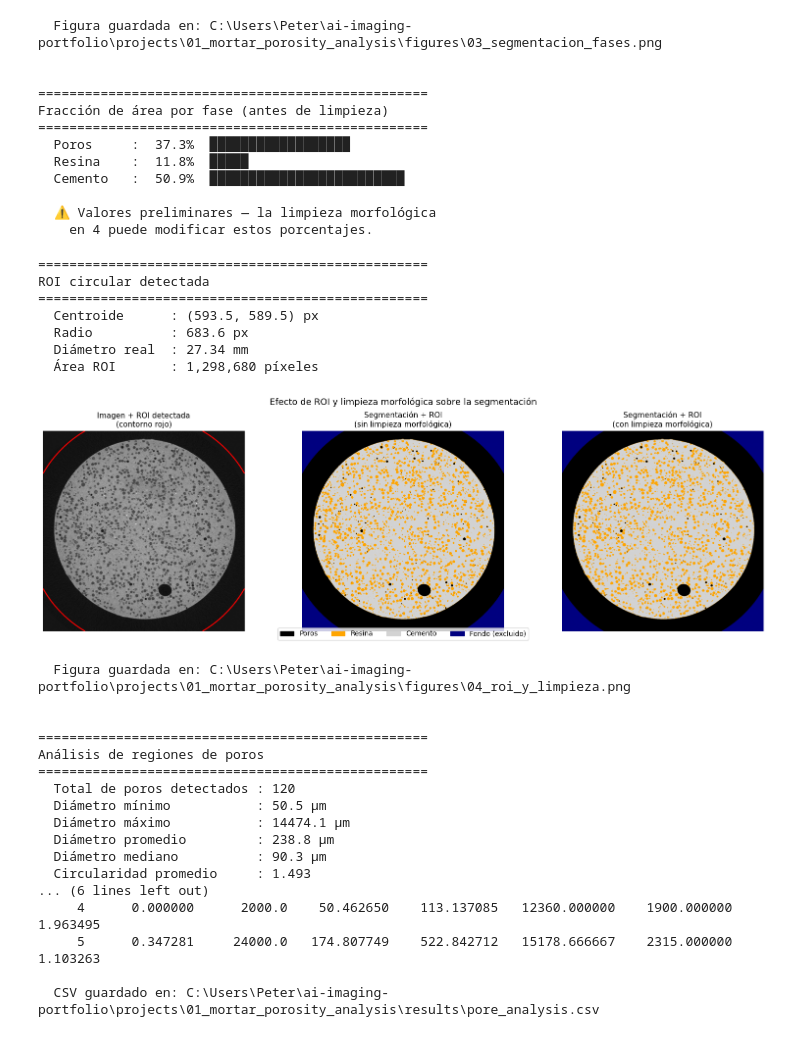
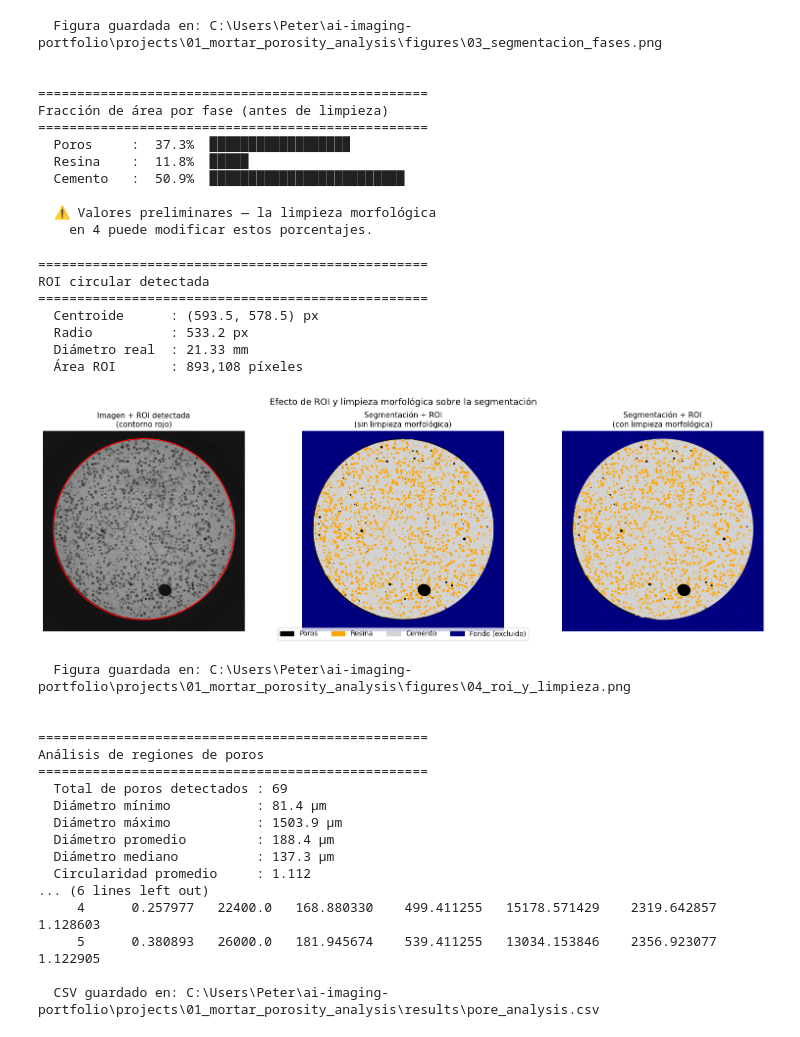
Before and after one commit to peterzm/ai-imaging-portfolio, a Jupyter notebook: projects/01_mortar_porosity_analysis/notebooks/01_mortar_porosity_analysis.ipynb, the cells around one changed output. Saved outputs shown, nothing was run; the diff lists cells and outputs as text; code cells hidden in the pictures.

Commit message:
Morphological cleaning and analysis of regions optimization

```diff
--- a/projects/01_mortar_porosity_analysis/notebooks/01_mortar_porosity_analysis.ipynb
+++ b/projects/01_mortar_porosity_analysis/notebooks/01_mortar_porosity_analysis.ipynb
@@ -736,10 +736,16 @@ def create_circular_roi(img: np.ndarray,
 
     # Tomar el objeto más grande (la muestra)
     main_region = max(props, key=lambda r: r.area)
-    cy, cx      = main_region.centroid
-    # Radio = promedio de los semiejes de la elipse equivalente
+
+    # Centroide corregido manualmente si está descentrado
+    # Ajustar CY_OFFSET para mover el centro verticalmente
+    # Valores positivos mueven hacia abajo, negativos hacia arriba
+    CY_OFFSET = -11   # píxeles — ajustar hasta que el círculo quede centrado
+    cy = main_region.centroid[0] + CY_OFFSET
+    cx = main_region.centroid[1]
+
     radius = (main_region.axis_major_length +
-              main_region.axis_minor_length) / 4
+              main_region.axis_minor_length) / 4 * 0.78
 
     # Paso 5 — dibujar círculo perfecto como ROI final
     roi_mask         = np.zeros(img.shape, dtype=bool)
@@ -855,9 +861,9 @@ def clean_pore_mask(mask_roi: np.ndarray,
 
 
 # --- Variables a ajustar según resultado visual ---
-OPENING_RADIUS = 1
-CLOSING_RADIUS = 1
-MIN_PORE_SIZE  = 1
+OPENING_RADIUS = 2
+CLOSING_RADIUS = 2
+MIN_PORE_SIZE  = 2
 
 mask_clean = clean_pore_mask(mask_roi,
                               opening_radius=OPENING_RADIUS,
@@ -982,52 +988,52 @@ def analyze_pore_regions(mask_clean: np.ndarray,
     # Limpiar columnas intermedias
     df = df.drop(columns=["area", "equivalent_diameter",
                            "perimeter", "centroid-0", "centroid-1"])
 
     return df
 
 pixel_size = ACQUISITION_PARAMS["pixel_size_um"]
 df_pores   = analyze_pore_regions(mask_clean, pixel_size)
 
 print("\n")
 print("=" * 50)
 print("Análisis de regiones de poros")
 print("=" * 50)
 print(f"  Total de poros detectados : {len(df_pores)}")
 print(f"  Diámetro mínimo           : {df_pores['diameter_um'].min():.1f} µm")
 print(f"  Diámetro máximo           : {df_pores['diameter_um'].max():.1f} µm")
 print(f"  Diámetro promedio         : {df_pores['diameter_um'].mean():.1f} µm")
 print(f"  Diámetro mediano          : {df_pores['diameter_um'].median():.1f} µm")
 print(f"  Circularidad promedio     : {df_pores['circularity'].mean():.3f}")
 print(f"\n  Primeras 5 filas del DataFrame:")
 print(df_pores.head().to_string(index=False))
 
 # Guardar resultados numéricos
 out_csv = RESULTS_DIR / "pore_analysis.csv"
 df_pores.to_csv(out_csv, index=False)
 print(f"\n  CSV guardado en: {out_csv}")
 # %% [output]
 ==================================================
 ROI circular detectada
 ==================================================
-  Centroide      : (593.5, 589.5) px
-  Radio          : 683.6 px
-  Diámetro real  : 27.34 mm
-  Área ROI       : 1,298,680 píxeles
+  Centroide      : (593.5, 578.5) px
+  Radio          : 533.2 px
+  Diámetro real  : 21.33 mm
+  Área ROI       : 893,108 píxeles
-[figure, old version]
+[figure, new version]
   Figura guardada en: C:\Users\Peter\ai-imaging-portfolio\projects\01_mortar_porosity_analysis\figures\04_roi_y_limpieza.png
 
 
 ==================================================
 Análisis de regiones de poros
 ==================================================
-  Total de poros detectados : 120
-  Diámetro mínimo           : 50.5 µm
-  Diámetro máximo           : 14474.1 µm
-  Diámetro promedio         : 238.8 µm
-  Diámetro mediano          : 90.3 µm
-  Circularidad promedio     : 1.493
+  Total de poros detectados : 69
+  Diámetro mínimo           : 81.4 µm
+  Diámetro máximo           : 1503.9 µm
+  Diámetro promedio         : 188.4 µm
+  Diámetro mediano          : 137.3 µm
+  Circularidad promedio     : 1.112
 ... (6 lines left out)
-     4      0.000000      2000.0    50.462650    113.137085   12360.000000    1900.000000     1.963495
-     5      0.347281     24000.0   174.807749    522.842712   15178.666667    2315.000000     1.103263
+     4      0.257977   22400.0   168.880330    499.411255   15178.571429    2319.642857     1.128603
+     5      0.380893   26000.0   181.945674    539.411255   13034.153846    2356.923077     1.122905
 
   CSV guardado en: C:\Users\Peter\ai-imaging-portfolio\projects\01_mortar_porosity_analysis\results\pore_analysis.csv
```
Also changed, not shown: 2 other files.
